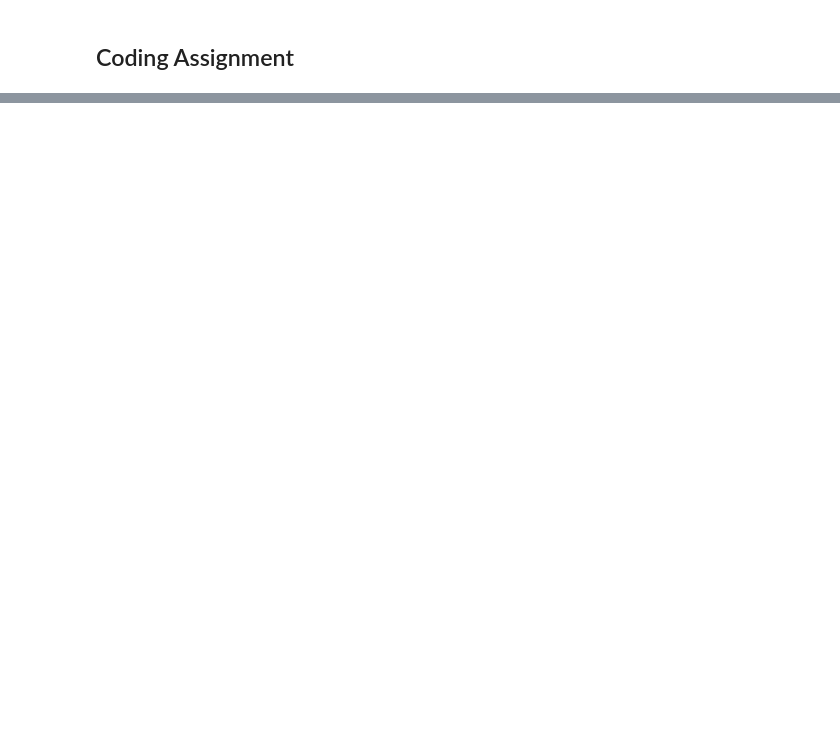
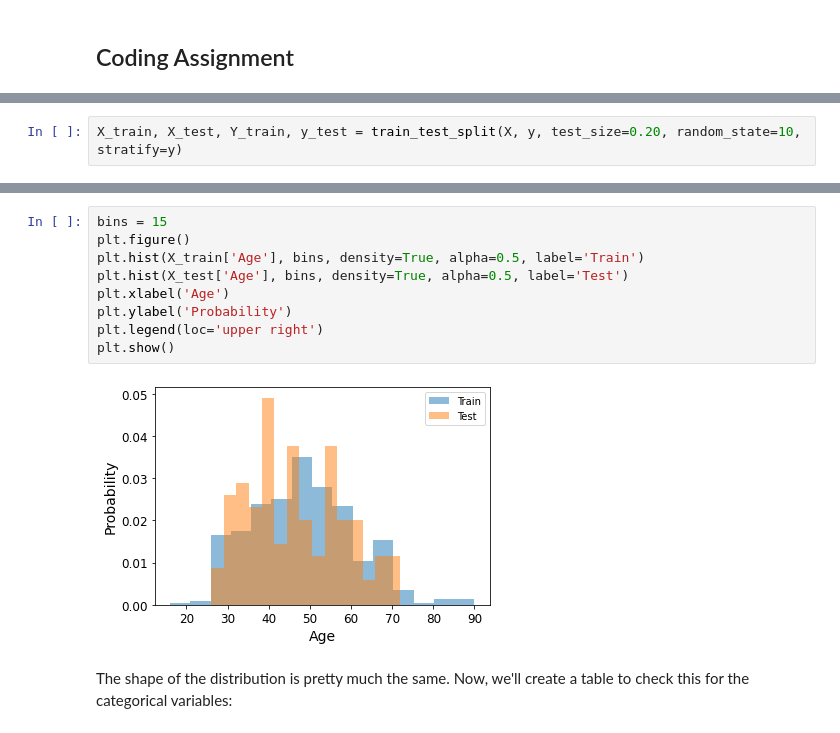
Before and after one commit to mlh-master/hw2_mlh-nathan-and-dekel, a Jupyter notebook: HW2_NoteBook.ipynb, the cells around one changed output, grey strips where cells are left out. Saved outputs shown, nothing was run; the diff lists cells and outputs as text; blank space fills up the shorter version.

```diff
--- a/HW2_NoteBook.ipynb
+++ b/HW2_NoteBook.ipynb
@@ -38,0 +97,2 @@ array([[<AxesSubplot:title={'center':'Age'}>,
+# %%
+X_train, X_test, Y_train, y_test = train_test_split(X, y, test_size=0.20, random_state=10, stratify=y)
@@ -38,0 +107,13 @@ array([[<AxesSubplot:title={'center':'Age'}>,
+# %%
+bins = 15
+plt.figure()
+plt.hist(X_train['Age'], bins, density=True, alpha=0.5, label='Train')
+plt.hist(X_test['Age'], bins, density=True, alpha=0.5, label='Test')
+plt.xlabel('Age')
+plt.ylabel('Probability')
+plt.legend(loc='upper right')
+plt.show()
+# %% [output]
+[figure, added]
+# %% [markdown]
+The shape of the distribution is pretty much the same. Now, we'll create a table to check this for the categorical variables:
```
Also changed, not shown: parts of 74 cells of this notebook, 2 other files.
